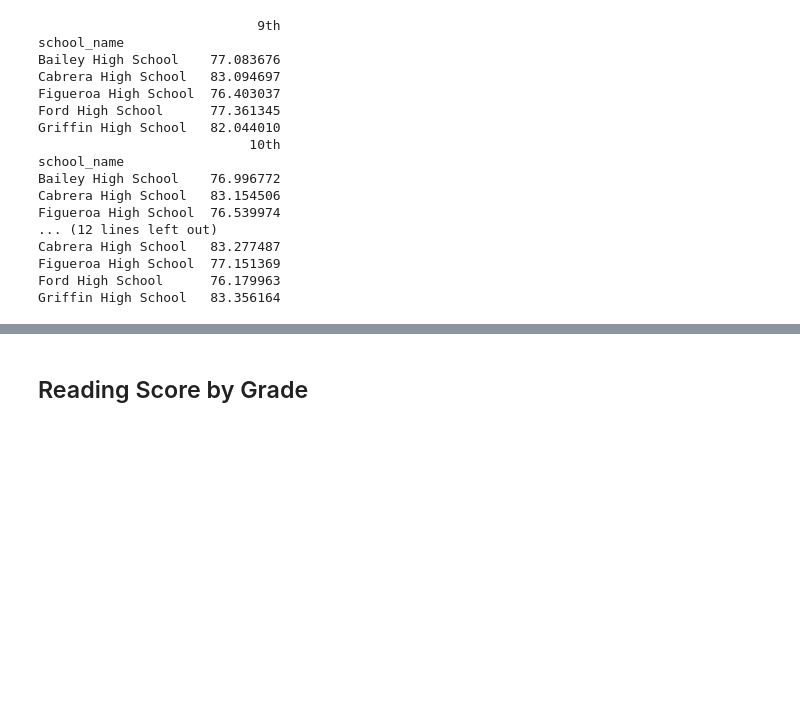
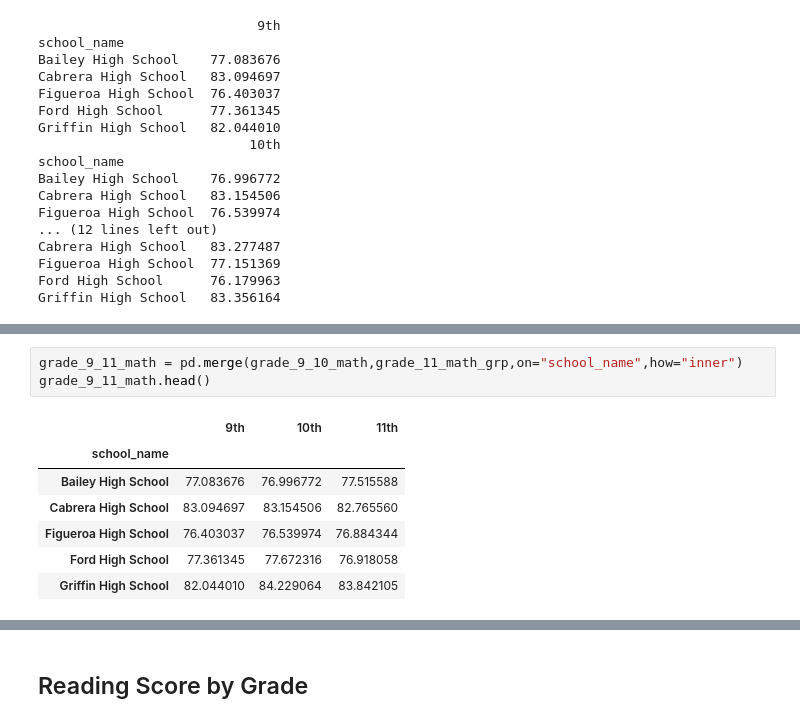
Before and after one commit to mplem8046/pandas-challenge, a Jupyter notebook: PyCitySchools/PyCitySchools_starter-Copy1.ipynb, the cells around one changed output, grey strips where cells are left out. Cells and saved outputs as stored; diff of their text form; blank space fills up the shorter version.

```diff
--- a/PyCitySchools/PyCitySchools_starter-Copy1.ipynb
+++ b/PyCitySchools/PyCitySchools_starter-Copy1.ipynb
@@ -800,0 +779,11 @@ Griffin High School   83.356164
+# %%
+grade_9_11_math = pd.merge(grade_9_10_math,grade_11_math_grp,on="school_name",how="inner")
+grade_9_11_math.head()
+# %% [output]
+|  | 9th | 10th | 11th |
+| school_name |  |  |  |
+| Bailey High School | 77.083676 | 76.996772 | 77.515588 |
+| Cabrera High School | 83.094697 | 83.154506 | 82.765560 |
+| Figueroa High School | 76.403037 | 76.539974 | 76.884344 |
+| Ford High School | 77.361345 | 77.672316 | 76.918058 |
+| Griffin High School | 82.044010 | 84.229064 | 83.842105 |
```
Also changed, not shown: parts of 12 cells of this notebook.
